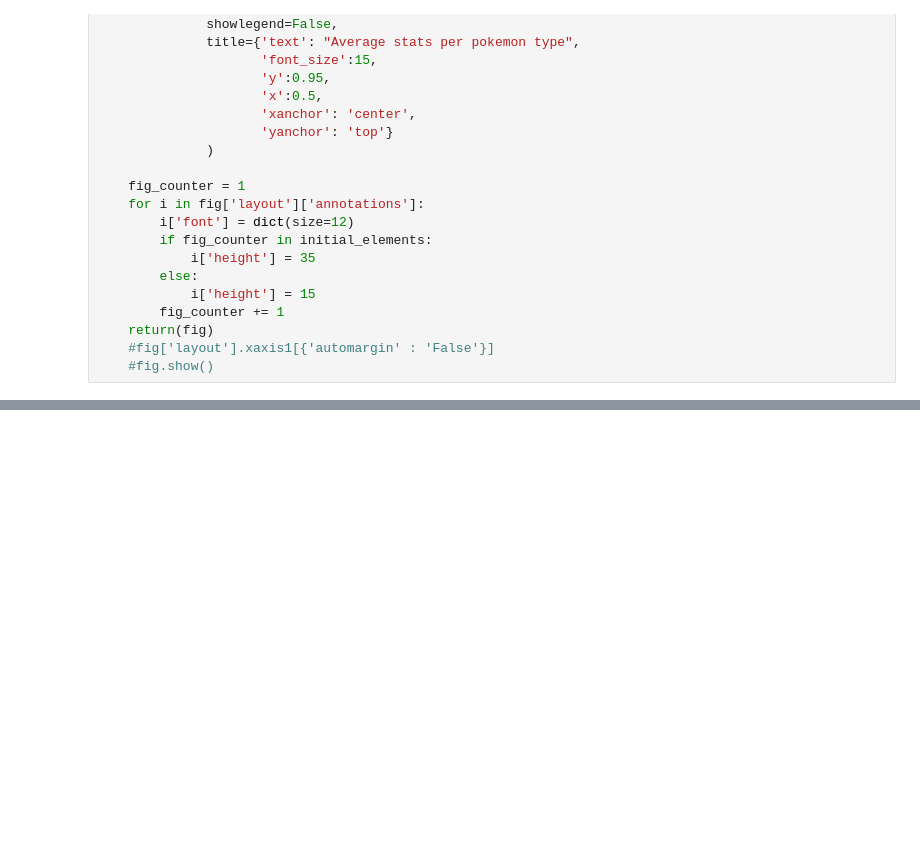
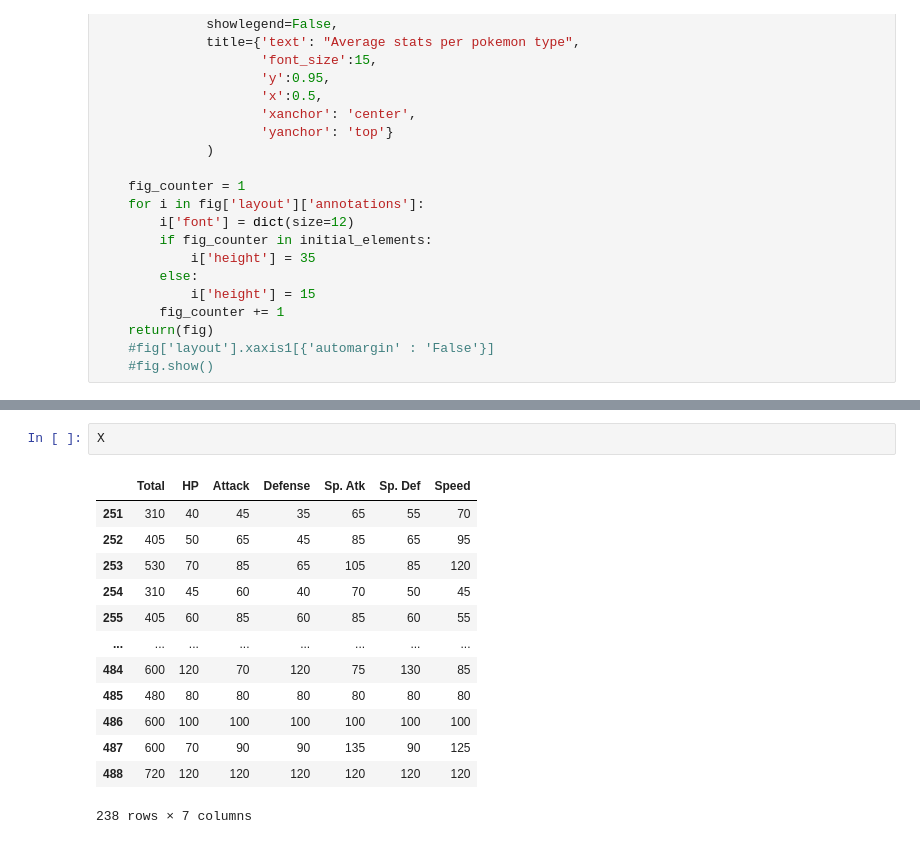
Before and after one commit to AxlSyr/ArtificialIntelligenceUAEM, a Jupyter notebook: AventuraPokemon.ipynb, the cells around one changed output, grey strips where cells are left out. Drawn from its saved outputs; the diff is of its cells as text; blank space fills up the shorter version.

```diff
--- a/AventuraPokemon.ipynb
+++ b/AventuraPokemon.ipynb
@@ -410,0 +563,16 @@ f.show()
+# %%
+X
+# %% [output]
+|  | Total | HP | Attack | Defense | Sp. Atk | Sp. Def | Speed |
+| 251 | 310 | 40 | 45 | 35 | 65 | 55 | 70 |
+| 252 | 405 | 50 | 65 | 45 | 85 | 65 | 95 |
+| 253 | 530 | 70 | 85 | 65 | 105 | 85 | 120 |
+| 254 | 310 | 45 | 60 | 40 | 70 | 50 | 45 |
+| 255 | 405 | 60 | 85 | 60 | 85 | 60 | 55 |
+| ... | ... | ... | ... | ... | ... | ... | ... |
+| 484 | 600 | 120 | 70 | 120 | 75 | 130 | 85 |
+| 485 | 480 | 80 | 80 | 80 | 80 | 80 | 80 |
+| 486 | 600 | 100 | 100 | 100 | 100 | 100 | 100 |
+| 487 | 600 | 70 | 90 | 90 | 135 | 90 | 125 |
+| 488 | 720 | 120 | 120 | 120 | 120 | 120 | 120 |
+238 rows × 7 columns
```
Also changed, not shown: parts of 31 cells of this notebook.
